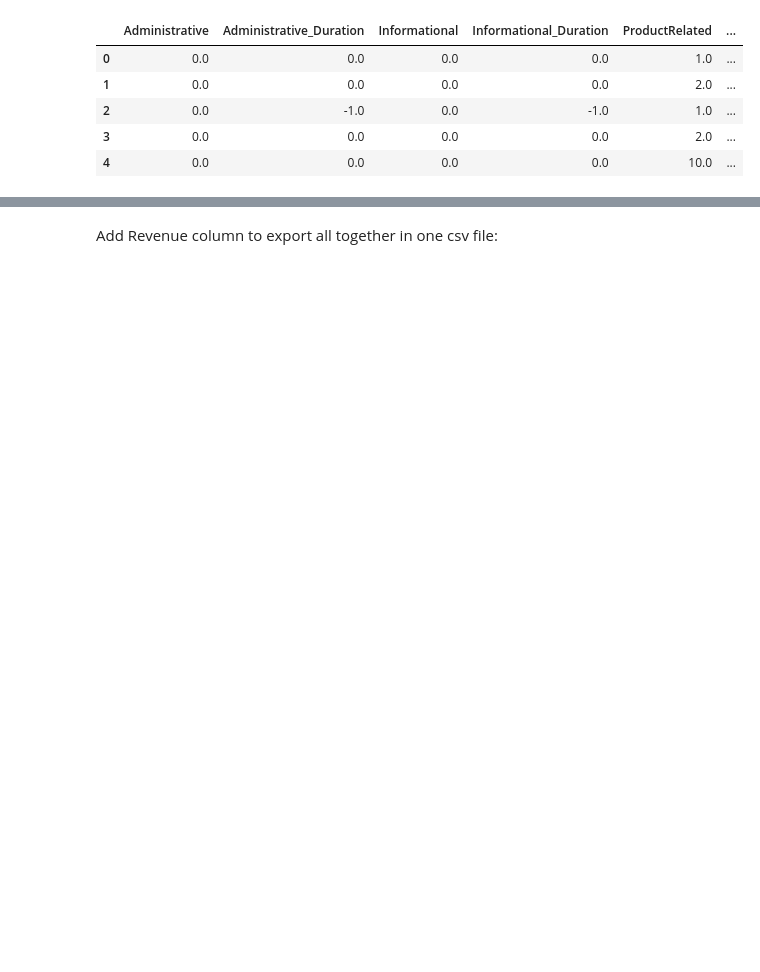
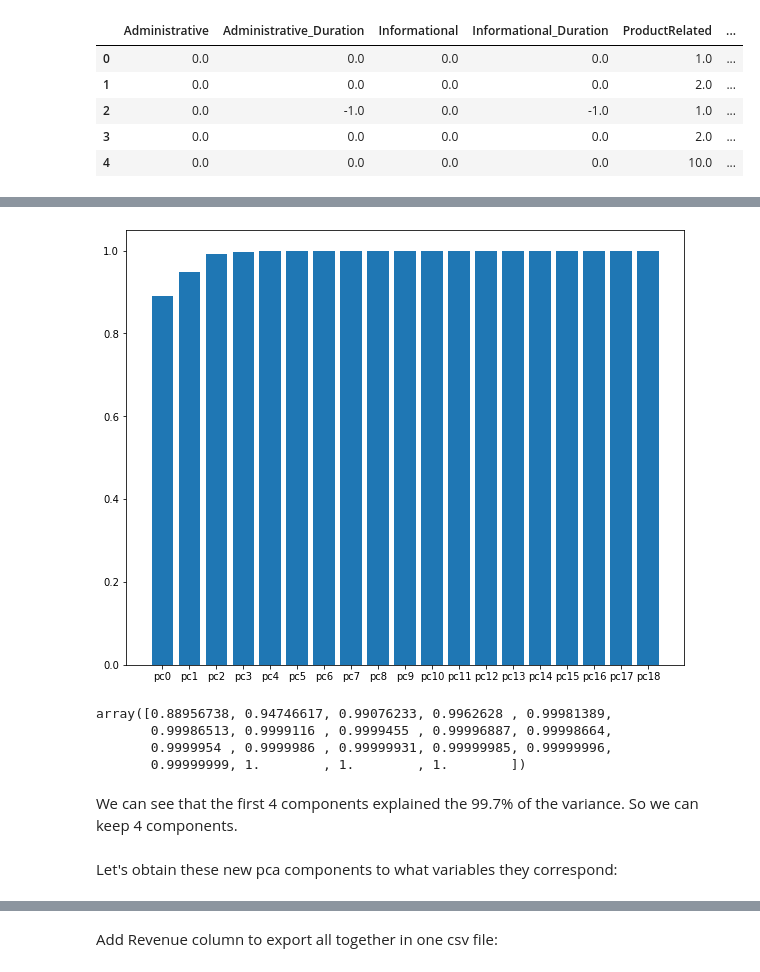
Before and after one commit to ta-datapt-bcn/project-ml-onlineshop, a Jupyter notebook: PCA/PCA.ipynb, the cells around one changed output, grey strips where cells are left out. Cells and saved outputs as stored; diff of their text form; code cells hidden in the pictures; blank space fills up the shorter version.

```diff
--- a/PCA/PCA.ipynb
+++ b/PCA/PCA.ipynb
@@ -30,0 +52,15 @@ x = df.drop(['Revenue'], axis = 1)
+# %%
+plt.bar(x=['pc'+str(i) for i in range(df.drop(columns='Revenue', axis=1).shape[1])], height=np.cumsum(pca.explained_variance_ratio_));
+# %% [output]
+[figure, added]
+# %%
+np.cumsum(pca.explained_variance_ratio_)
+# %% [output]
+array([0.88956738, 0.94746617, 0.99076233, 0.9962628 , 0.99981389,
+       0.99986513, 0.9999116 , 0.9999455 , 0.99996887, 0.99998664,
+       0.9999954 , 0.9999986 , 0.99999931, 0.99999985, 0.99999996,
+       0.99999999, 1.        , 1.        , 1.        ])
+# %% [markdown]
+We can see that the first 4 components explained the 99.7% of the variance. So we can keep 4 components.
+# %% [markdown]
+Let's obtain these new pca components to what variables they correspond:
```
Also changed, not shown: parts of 46 cells of this notebook.
